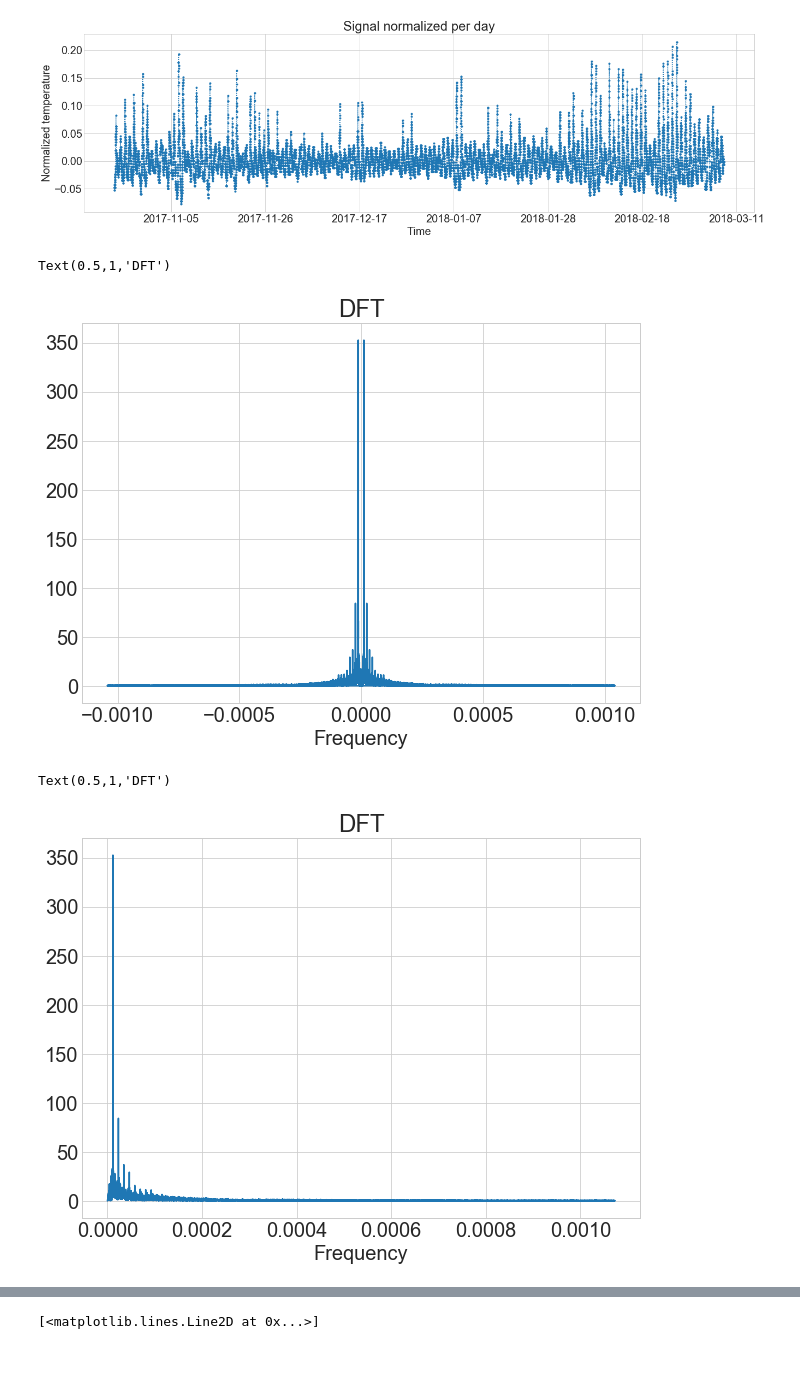
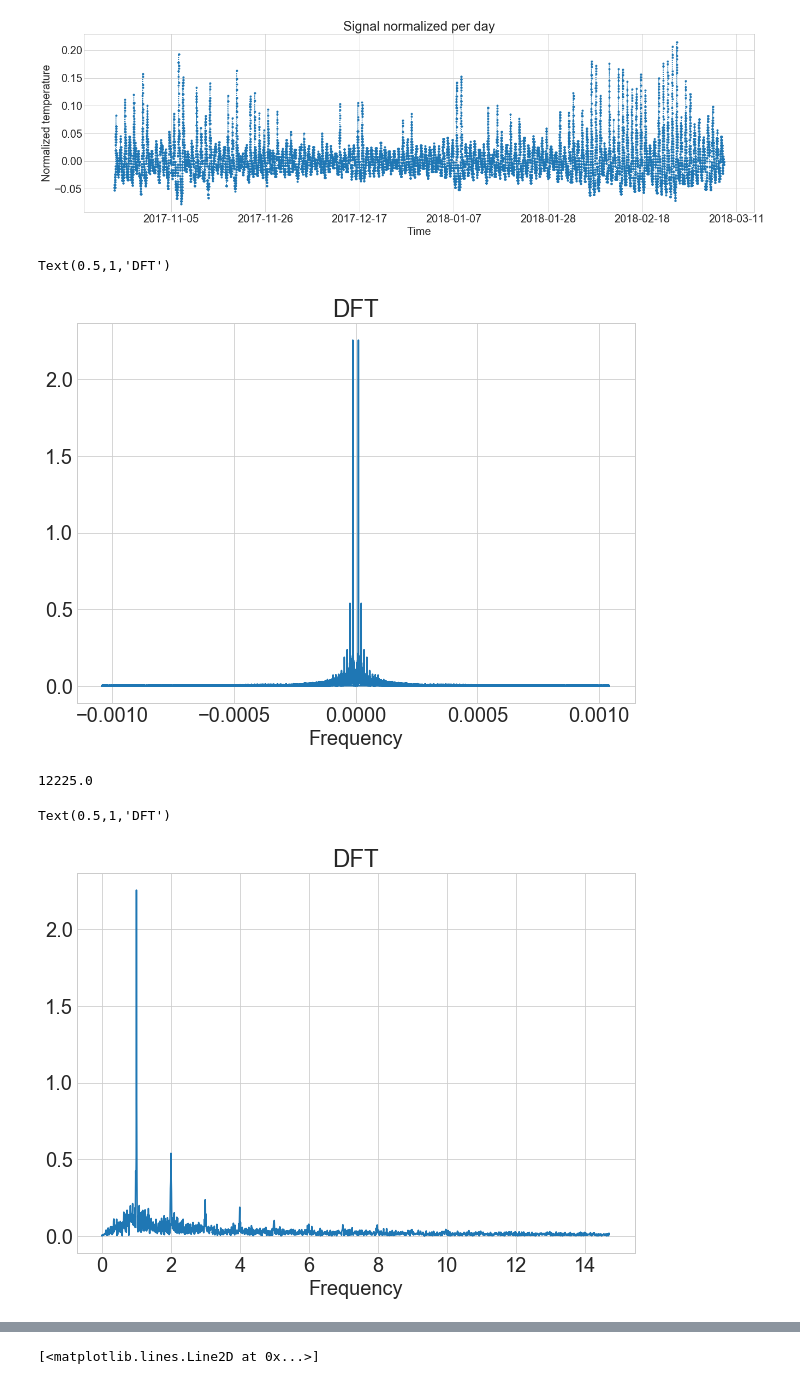
Before and after one commit to palindrome6/modelling_and_simulation, a Jupyter notebook: Signal_analysis.ipynb, the cells around one changed output, grey strips where cells are left out. Cells and saved outputs as stored; diff of their text form; code cells hidden in the pictures.

Commit message:
Changed fft x scale

```diff
--- a/Signal_analysis.ipynb
+++ b/Signal_analysis.ipynb
@@ -71,8 +71,8 @@ plt.show()
 # %% [output]
 [figure]
 # %%
-X_temp_norm = np.fft.fft(norm_df['Temperature_normalized'])
-X_temp_scaled = np.fft.fft(norm_df['Temperature_scaled'])
+X_temp_norm = np.fft.fft(norm_df['Temperature_normalized'], norm="ortho")
+X_temp_scaled = np.fft.fft(norm_df['Temperature_scaled'], norm="ortho")
 # %%
 freqs_norm = np.fft.fftfreq(len(norm_df['Temperature_normalized'])) * (1/480)
 freqs_scaled = np.fft.fftfreq(len(norm_df['Temperature_scaled'])) * (1/480)
@@ -83,7 +83,12 @@ plt.xlabel('Frequency')
 plt.title('DFT')
 # %% [output]
 Text(0.5,1,'DFT')
-[figure, old version]
+[figure, new version]
+# %%
+num = len(X_temp_norm)/2
+num
+# %% [output]
+12225.0
 # %%
 def dft_map(X, Fs, shift=True):
     resolution = float(Fs) / len(X)
@@ -97,9 +102,10 @@ def dft_map(X, Fs, shift=True):
 # %%
 f, y = dft_map(X_temp_norm, 1/480, shift=False)
 pylab.rcParams['figure.figsize'] = (10, 7)
-plt.plot(f[:12587], abs(y[:12587]))
+f_new = [i*8*10800 for i in f[:2000]]
+plt.plot(f_new, abs(y[:2000]))
 plt.xlabel('Frequency')
 plt.title('DFT')
 # %% [output]
 Text(0.5,1,'DFT')
-[figure, old version]
+[figure, new version]
```
Also changed, not shown: parts of 4 cells of this notebook.
